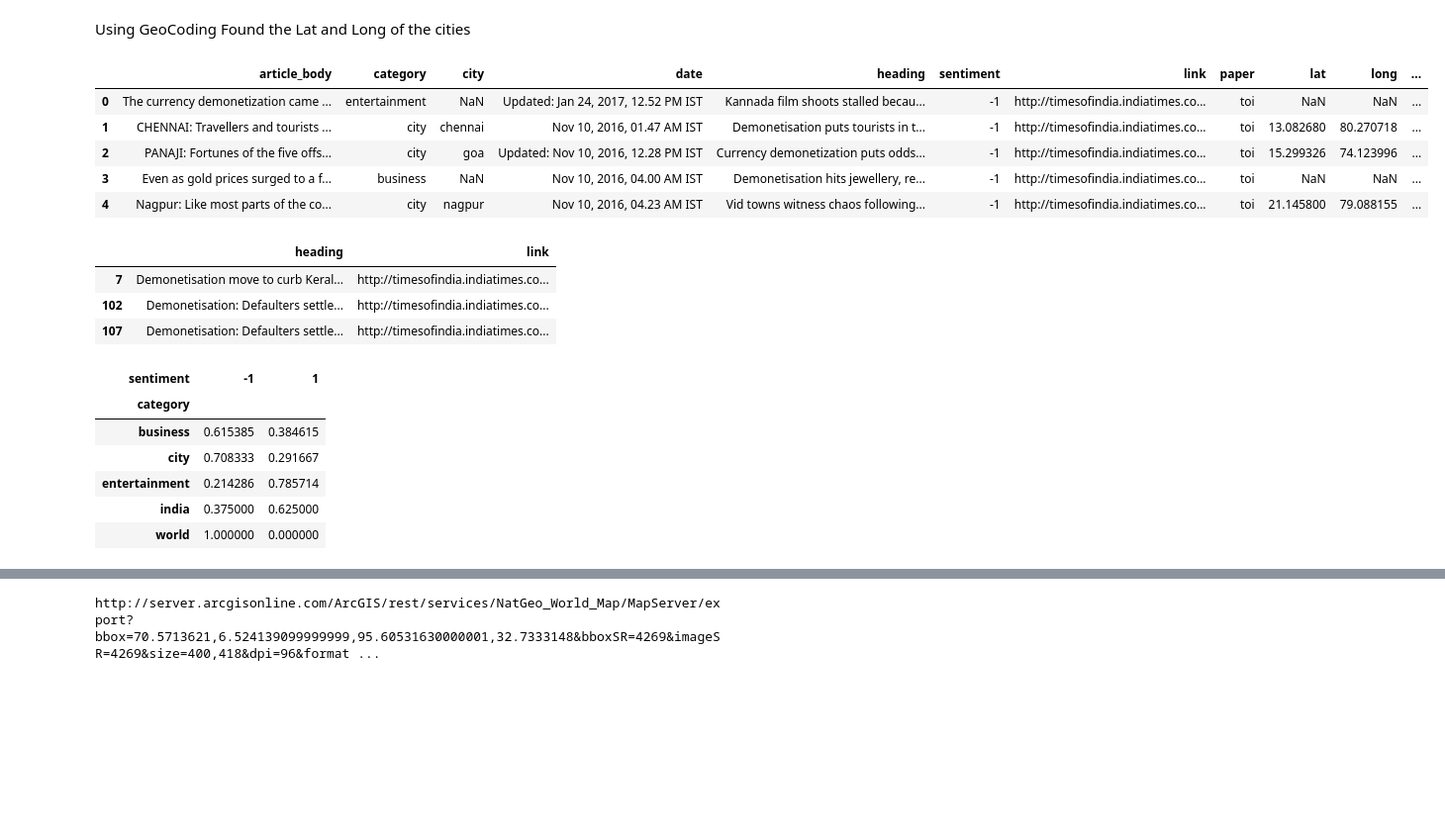
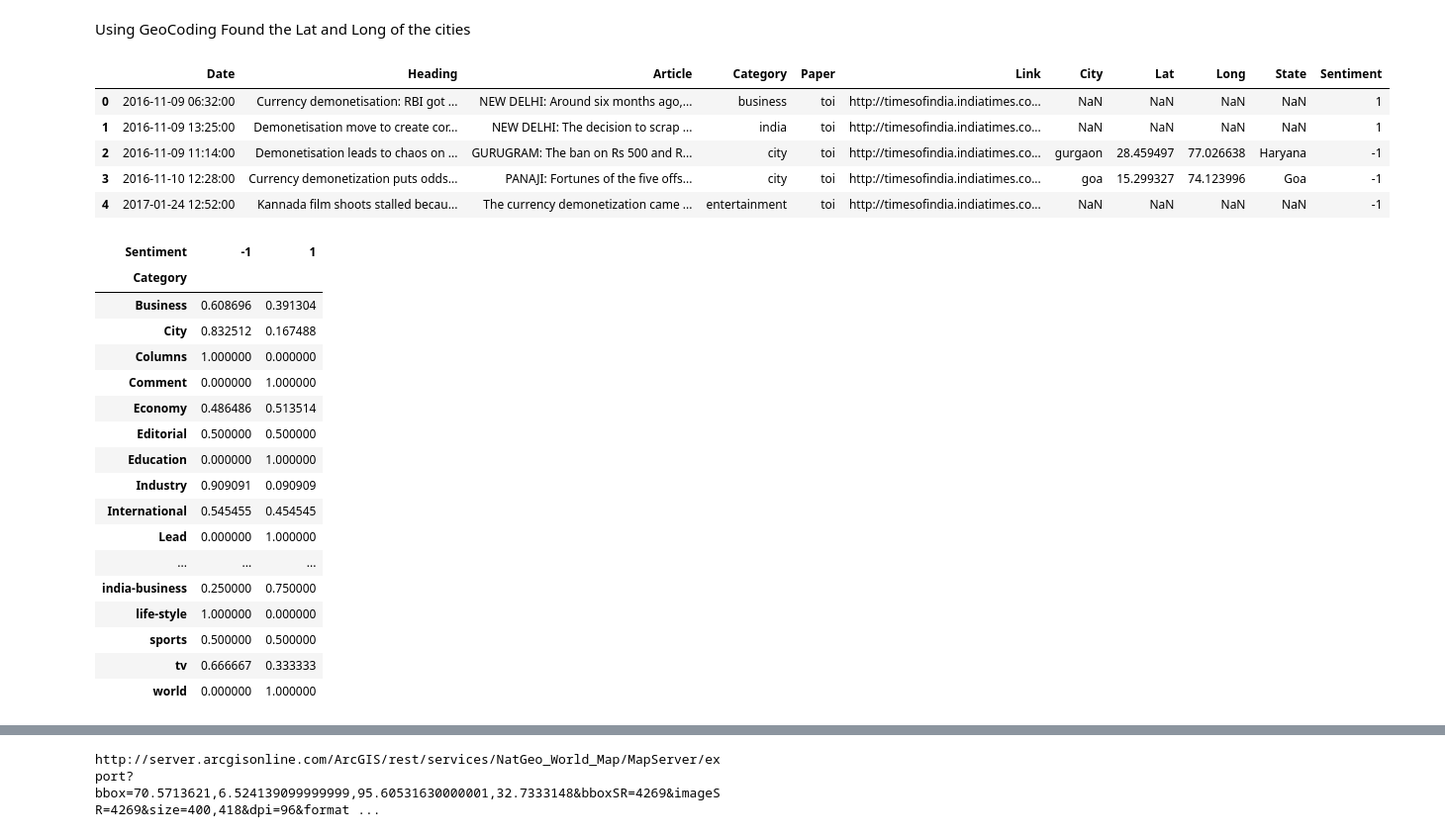
Before and after one commit to manu0b1100/Demonetization_Analysis, a Jupyter notebook: Analysis/Demonet Project.ipynb, the cells around one changed output, grey strips where cells are left out. Shown: that part at 99% size. Saved outputs shown, nothing was run; the diff lists cells and outputs as text; code cells hidden in the pictures; blank space fills up the shorter version.

```diff
--- a/Analysis/Demonet Project.ipynb
+++ b/Analysis/Demonet Project.ipynb
@@ -10,19 +10,12 @@ import matplotlib.pyplot as plt
 # %%
 import os
 os.chdir('/home/manobhav/PycharmProjects/demonetisation analysis')
-ndata=pd.read_excel('Data/updated_articlesexcel.xlsx')
+ndata=pd.read_csv('Data/demonetlatlong.csv')
 ndata.head()
 # %% [output]
-|  | article_body | category | city | date | heading | sentiment | link | paper | lat | long | ... |
-| 0 | The currency demonetization came ... | entertainment | NaN | Updated: Jan 24, 2017, 12.52 PM IST | Kannada film shoots stalled becau... | -1 | http://timesofindia.indiatimes.co... | toi | NaN | NaN | ... |
-| 1 | CHENNAI: Travellers and tourists ... | city | chennai | Nov 10, 2016, 01.47 AM IST | Demonetisation puts tourists in t... | -1 | http://timesofindia.indiatimes.co... | toi | 13.082680 | 80.270718 | ... |
-| 2 | PANAJI: Fortunes of the five offs... | city | goa | Updated: Nov 10, 2016, 12.28 PM IST | Currency demonetization puts odds... | -1 | http://timesofindia.indiatimes.co... | toi | 15.299326 | 74.123996 | ... |
-| 3 | Even as gold prices surged to a f... | business | NaN | Nov 10, 2016, 04.00 AM IST | Demonetisation hits jewellery, re... | -1 | http://timesofindia.indiatimes.co... | toi | NaN | NaN | ... |
-| 4 | Nagpur: Like most parts of the co... | city | nagpur | Nov 10, 2016, 04.23 AM IST | Vid towns witness chaos following... | -1 | http://timesofindia.indiatimes.co... | toi | 21.145800 | 79.088155 | ... |
+|  | Date | Heading | Article | Category | Paper | Link | City | Lat | Long | State | Sentiment |
+| 0 | 2016-11-09 06:32:00 | Currency demonetisation: RBI got ... | NEW DELHI: Around six months ago,... | business | toi | http://timesofindia.indiatimes.co... | NaN | NaN | NaN | NaN | 1 |
+| 1 | 2016-11-09 13:25:00 | Demonetisation move to create cor... | NEW DELHI: The decision to scrap ... | india | toi | http://timesofindia.indiatimes.co... | NaN | NaN | NaN | NaN | 1 |
+| 2 | 2016-11-09 11:14:00 | Demonetisation leads to chaos on ... | GURUGRAM: The ban on Rs 500 and R... | city | toi | http://timesofindia.indiatimes.co... | gurgaon | 28.459497 | 77.026638 | Haryana | -1 |
+| 3 | 2016-11-10 12:28:00 | Currency demonetization puts odds... | PANAJI: Fortunes of the five offs... | city | toi | http://timesofindia.indiatimes.co... | goa | 15.299327 | 74.123996 | Goa | -1 |
+| 4 | 2017-01-24 12:52:00 | Kannada film shoots stalled becau... | The currency demonetization came ... | entertainment | toi | http://timesofindia.indiatimes.co... | NaN | NaN | NaN | NaN | -1 |
-# %%
-ndata.loc[(ndata['category']=='city')&(ndata['city']=='kochi')&(ndata['sentiment']==1),['heading','link']]
-# %% [output]
-|  | heading | link |
-| 7 | Demonetisation move to curb Keral... | http://timesofindia.indiatimes.co... |
-| 102 | Demonetisation: Defaulters settle... | http://timesofindia.indiatimes.co... |
-| 107 | Demonetisation: Defaulters settle... | http://timesofindia.indiatimes.co... |
@@ -29,15 +32,25 @@ ndata.loc[(ndata['category']=='city')&(ndata['city']=='kochi')&(ndata['sentiment
 # %%
-temp=pd.crosstab(ndata['category'],ndata['sentiment']).apply(lambda r:r/r.sum(),axis=1)
-
+temp=pd.crosstab(ndata['Category'],ndata['Sentiment']).apply(lambda r:r/r.sum(),axis=1)
 temp
 # %% [output]
-| sentiment | -1 | 1 |
-| category |  |  |
-| business | 0.615385 | 0.384615 |
-| city | 0.708333 | 0.291667 |
-| entertainment | 0.214286 | 0.785714 |
-| india | 0.375000 | 0.625000 |
-| world | 1.000000 | 0.000000 |
+| Sentiment | -1 | 1 |
+| Category |  |  |
+| Business | 0.608696 | 0.391304 |
+| City | 0.832512 | 0.167488 |
+| Columns | 1.000000 | 0.000000 |
+| Comment | 0.000000 | 1.000000 |
+| Economy | 0.486486 | 0.513514 |
+| Editorial | 0.500000 | 0.500000 |
+| Education | 0.000000 | 1.000000 |
+| Industry | 0.909091 | 0.090909 |
+| International | 0.545455 | 0.454545 |
+| Lead | 0.000000 | 1.000000 |
+| ... | ... | ... |
+| india-business | 0.250000 | 0.750000 |
+| life-style | 1.000000 | 0.000000 |
+| sports | 0.500000 | 0.500000 |
+| tv | 0.666667 | 0.333333 |
+| world | 0.000000 | 1.000000 |
 # %%
 temp.plot(kind='bar',stacked=True)
 # %% [output]
```
Also changed, not shown: parts of 24 cells of this notebook, 4 other files.
